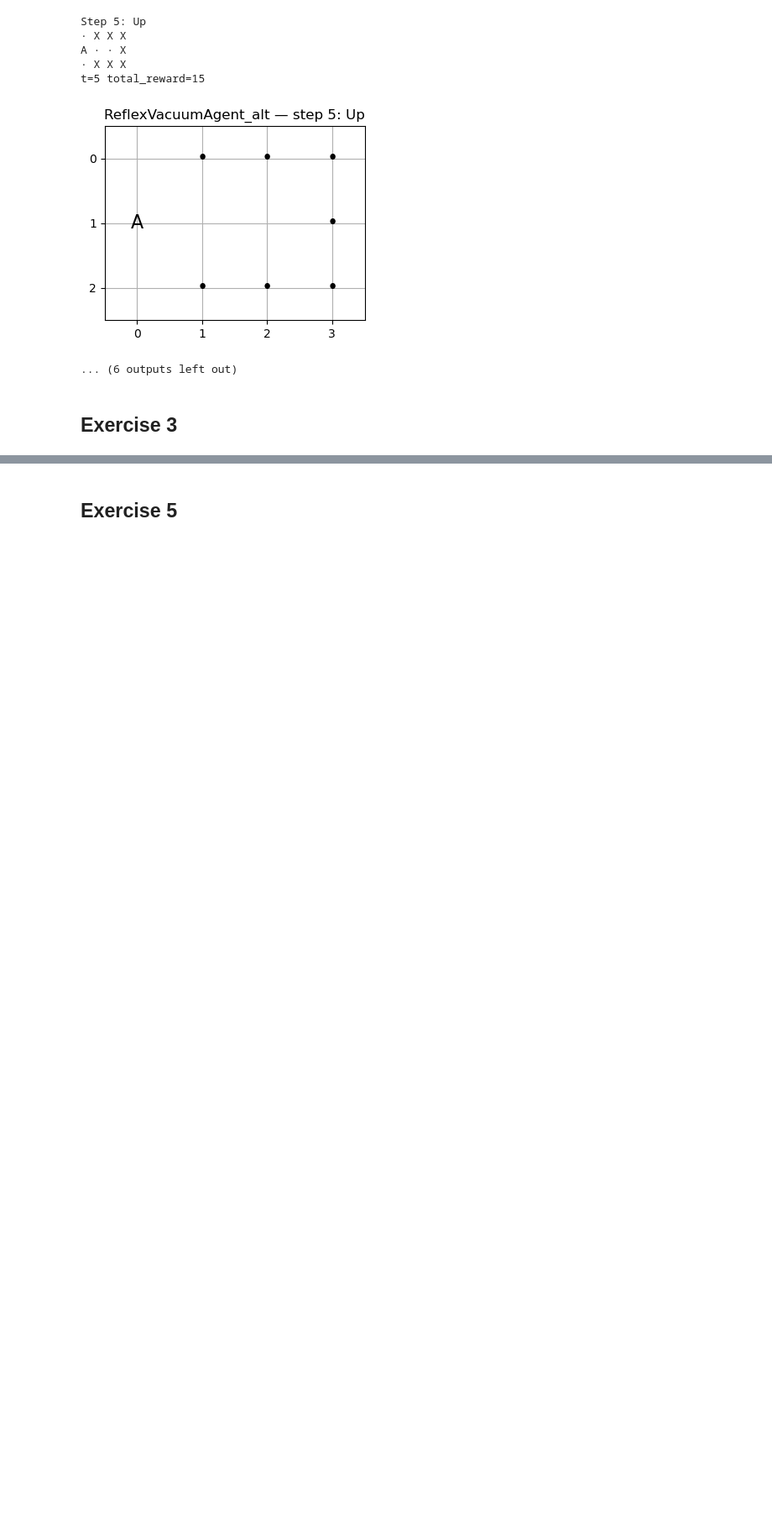
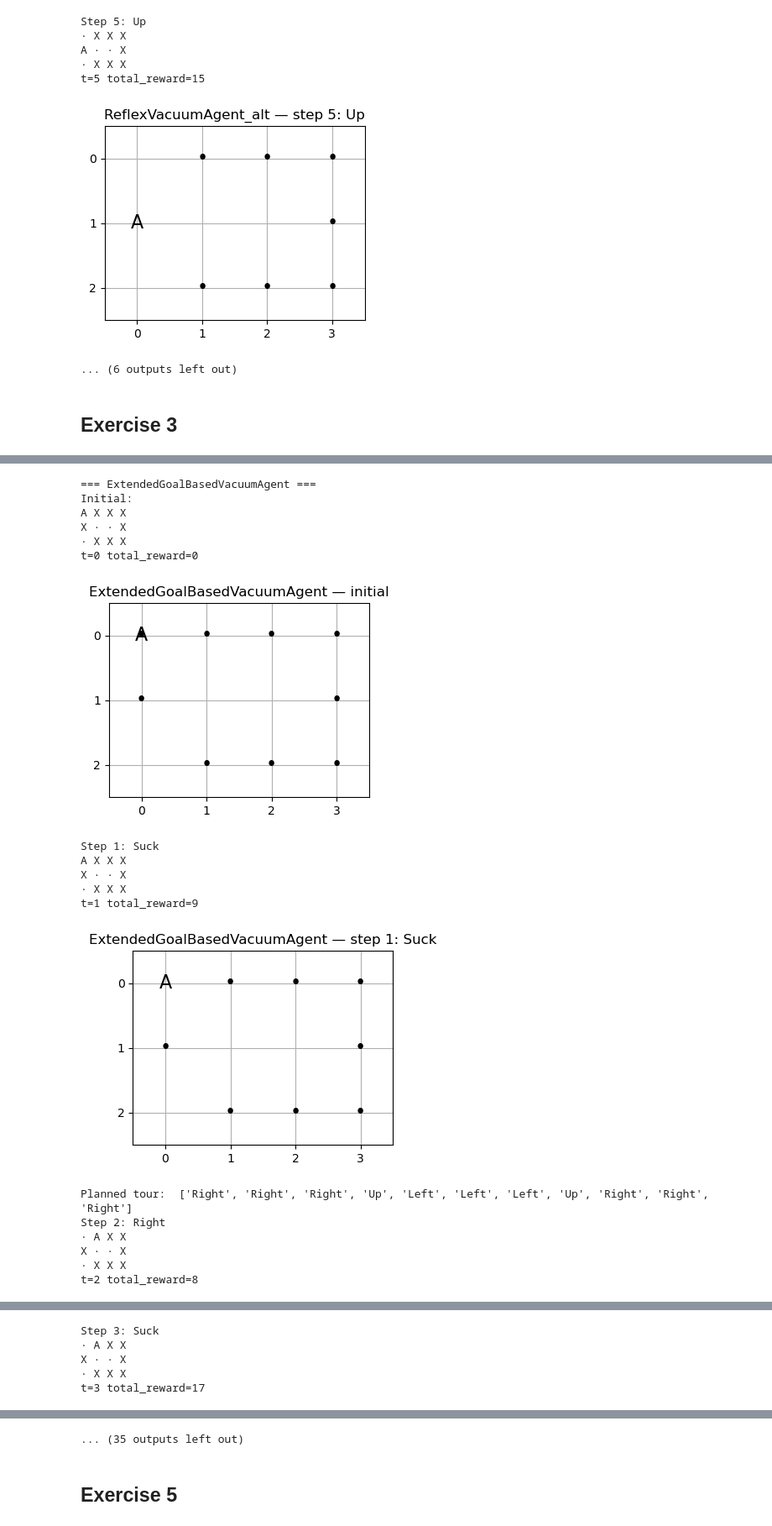
Before and after one commit to OdinMeng/IntroToAI_Exercises, a Jupyter notebook: notebooks/01_Vacuum_Agents.ipynb, the cells around one changed output, grey strips where cells are left out. Shown at 84% size. Saved outputs shown, nothing was run; the diff lists cells and outputs as text; code cells hidden in the pictures; blank space fills up the shorter version.

```diff
--- a/notebooks/01_Vacuum_Agents.ipynb
+++ b/notebooks/01_Vacuum_Agents.ipynb
@@ -462,7 +464,7 @@ t=5 total_reward=15
 from itertools import product
 # Step 1: Modify environment so tiles can get dirty again
 class VacuumEnvironment:
-    def __init__(self, width=4, height=3, dirt_prob=0.4, redirt_prob = 0.01, seed=0):
+    def __init__(self, width=4, height=3, dirt_prob=0.4, redirt_prob = 0.00001, seed=0):
         self.redirt_prob = redirt_prob
         random.seed(seed)
         self.width, self.height = width, height
@@ -479,7 +481,6 @@ class VacuumEnvironment:
         x,y = self.agent_pos
         return {'location': (x,y),
                 'dirty': (x,y) in self.dirt,
-                'dirty_spots': self.dirt
                 }
 
     def step(self, action) -> int:
@@ -546,4 +552,20 @@ class ModelBasedVacuumAgent:
         if ty<y: return 'Down'
 
         return 'NoOp'
+# %%
+def demo_agent(agent: ModifiedModelBasedVacuumAgent, steps=8, width=4, height=3, dirt_prob=0.5, redirt_prob = 0.15, seed=7, use_ascii=True, use_plot=True):
+    env=VacuumEnvironment(width,height,dirt_prob, redirt_prob, seed)
+    name=type(agent).__name__
+    if use_ascii: print(f"=== {name} ===\nInitial:"); render_ascii(env)
+    if use_plot: snapshot(env, title=f"{name} — initial")
+    for i in range(1,steps+1):
+        p=env.percept()
+        if isinstance(agent, (GoalBasedVacuumAgent, UtilityBasedVacuumAgent)): a=agent.act(p, env)
+        else: a=agent.act(p)
+        env.step(a)
+        if use_ascii: print(f"Step {i}: {a}"); render_ascii(env)
+        if use_plot: snapshot(env, title=f"{name} — step {i}: {a}")
+        if env.is_done(): print('All clean — ended early.'); break
+
+    print("Total re-dirtied spots found: ", agent.redirtied_spots)
 # %%
@@ -568,0 +654,36 @@ t=8 total_reward=32
+# %%
+def demo_agent(agent: ExtendedGoalBasedVacuumAgent, steps=8, width=4, height=3, dirt_prob=0.5, redirt_prob = 0.15, seed=7, use_ascii=True, use_plot=True):
+    env=VacuumEnvironment(width,height,dirt_prob, redirt_prob, seed)
+    name=type(agent).__name__
+    if use_ascii: print(f"=== {name} ===\nInitial:"); render_ascii(env)
+    if use_plot: snapshot(env, title=f"{name} — initial")
+    for i in range(1,steps+1):
+        p=env.percept()
+        if isinstance(agent, (ExtendedGoalBasedVacuumAgent, GoalBasedVacuumAgent, UtilityBasedVacuumAgent)): a=agent.act(p, env)
+        else: a=agent.act(p)
+        env.step(a)
+        if use_ascii: print(f"Step {i}: {a}"); render_ascii(env)
+        if use_plot: snapshot(env, title=f"{name} — step {i}: {a}")
+        if env.is_done(): print('All clean — ended early.'); break
+# %%
+demo_agent(ExtendedGoalBasedVacuumAgent(), steps=30)
+# %% [output]
+=== ExtendedGoalBasedVacuumAgent ===
+Initial:
+A X X X
+X · · X
+· X X X
+t=0 total_reward=0
+[figure, added]
+Step 1: Suck
+A X X X
+X · · X
+· X X X
+t=1 total_reward=9
+[figure, added]
+Planned tour:  ['Right', 'Right', 'Right', 'Up', 'Left', 'Left', 'Left', 'Up', 'Right', 'Right', 'Right']
+Step 2: Right
+· A X X
+X · · X
+· X X X
+t=2 total_reward=8
@@ -568,0 +691,5 @@ t=8 total_reward=32
+Step 3: Suck
+· A X X
+X · · X
+· X X X
+t=3 total_reward=17
@@ -569,2 +709,3 @@ t=8 total_reward=32
+... (35 outputs left out)
 # %% [markdown]
 ## Exercise 5
```
Also changed, not shown: parts of 17 cells of this notebook.
